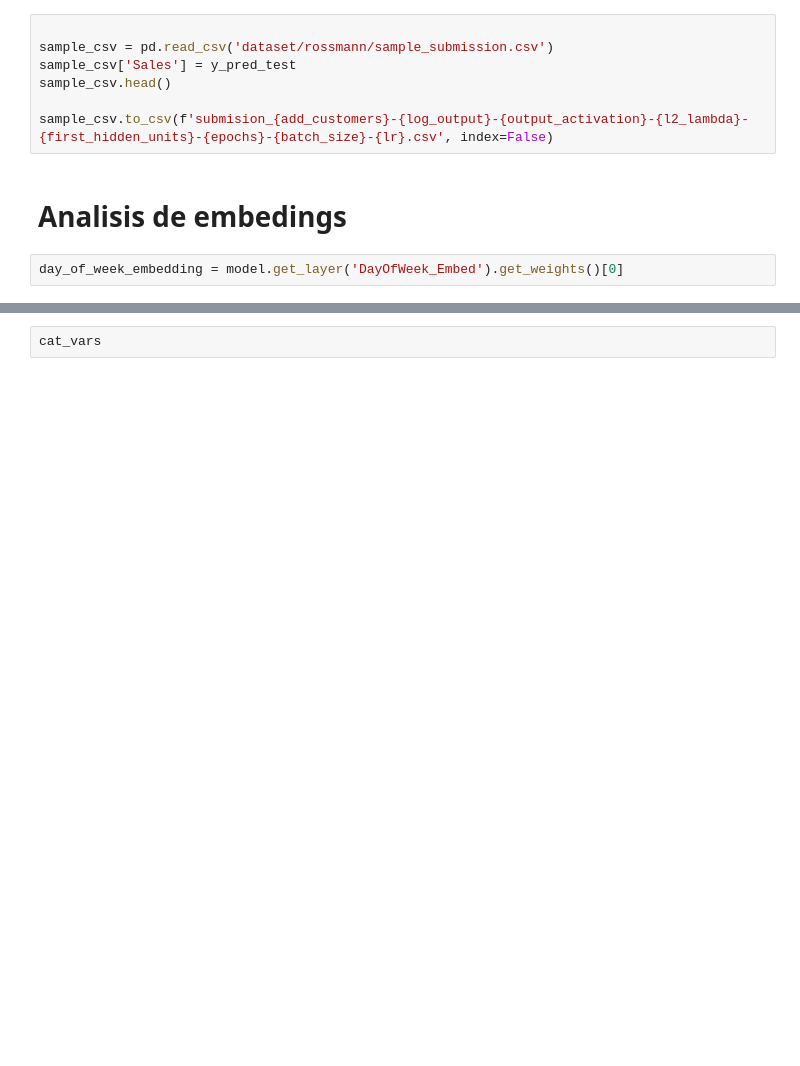
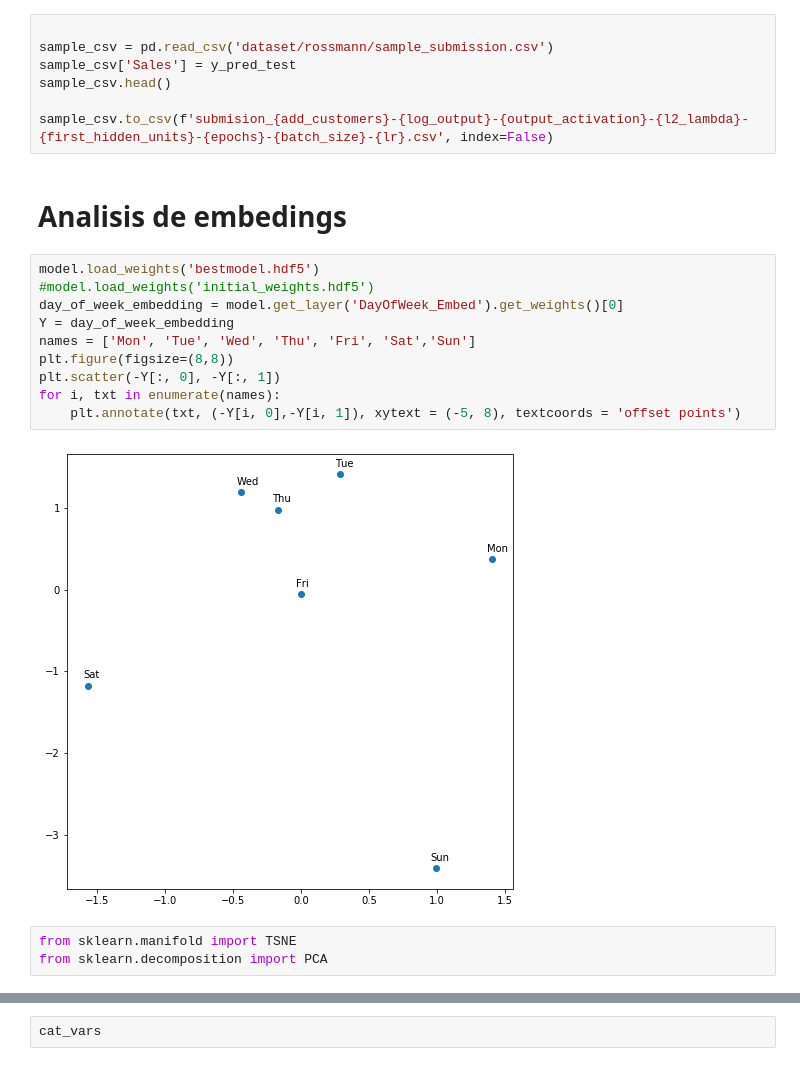
Before and after one commit to deeplearning-itba/kaggle-rossmann, a Jupyter notebook: 06-full-model.ipynb, the cells around one changed output, grey strips where cells are left out. Saved outputs shown, nothing was run; the diff lists cells and outputs as text; blank space fills up the shorter version.

```diff
--- a/06-full-model.ipynb
+++ b/06-full-model.ipynb
@@ -296,8 +367,21 @@ sample_csv.head()
 sample_csv.to_csv(f'submision_{add_customers}-{log_output}-{output_activation}-{l2_lambda}-{first_hidden_units}-{epochs}-{batch_size}-{lr}.csv', index=False)
 # %% [markdown]
 # Analisis de embedings
-# %%
-day_of_week_embedding = model.get_layer('DayOfWeek_Embed').get_weights()[0]
+# %%
+model.load_weights('bestmodel.hdf5')
+#model.load_weights('initial_weights.hdf5')
+day_of_week_embedding = model.get_layer('DayOfWeek_Embed').get_weights()[0]
+Y = day_of_week_embedding
+names = ['Mon', 'Tue', 'Wed', 'Thu', 'Fri', 'Sat','Sun']
+plt.figure(figsize=(8,8))
+plt.scatter(-Y[:, 0], -Y[:, 1])
+for i, txt in enumerate(names):
+    plt.annotate(txt, (-Y[i, 0],-Y[i, 1]), xytext = (-5, 8), textcoords = 'offset points')
+# %% [output]
+[figure, added]
+# %%
+from sklearn.manifold import TSNE
+from sklearn.decomposition import PCA
 # %%
 day_of_week_embedding.shape
 # %% [output]
```
Also changed, not shown: parts of 25 cells of this notebook, 7 other files.
